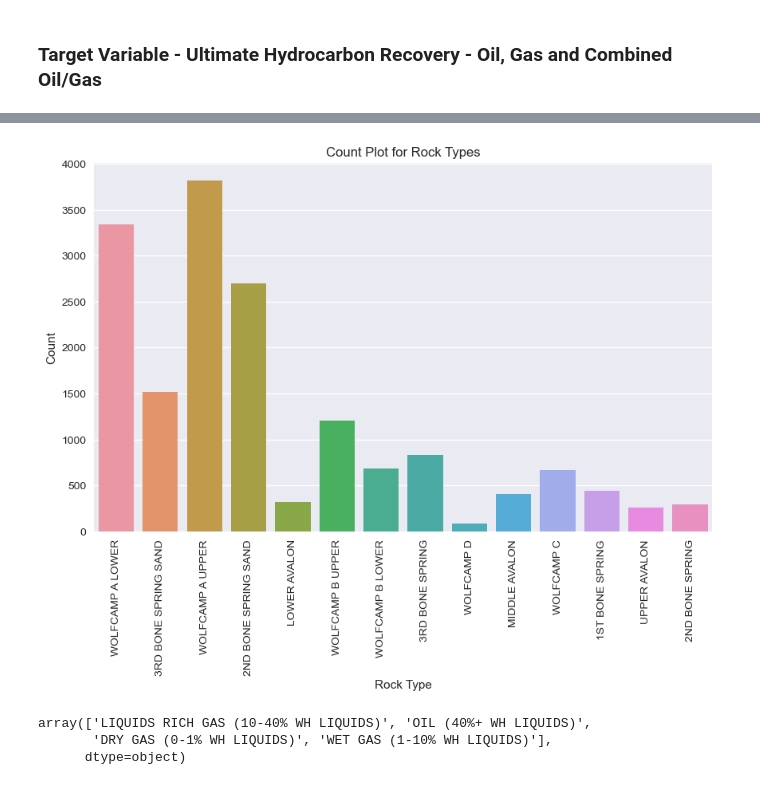
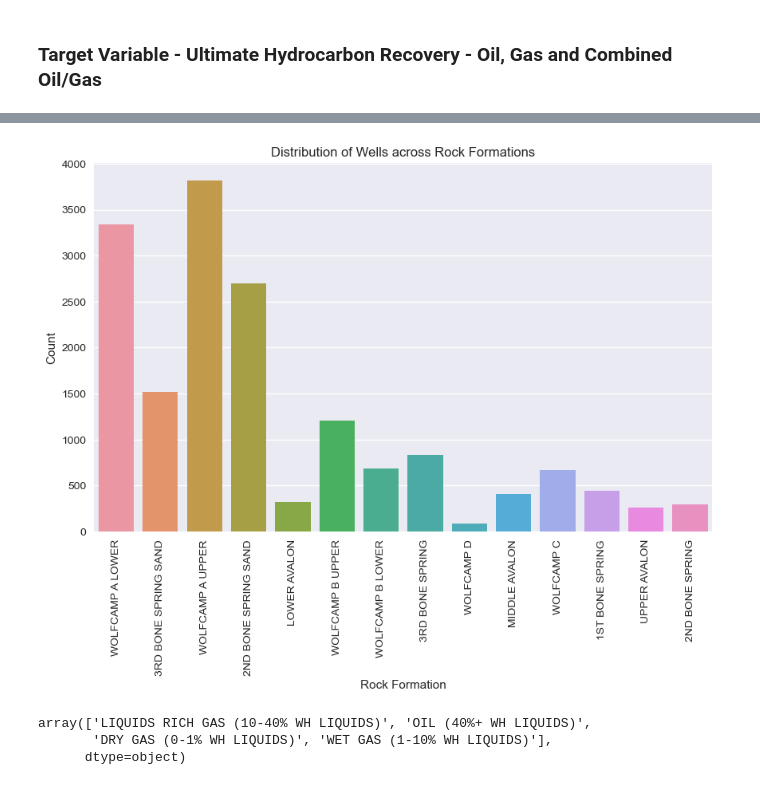
Before and after one commit to abbastshaikh/COMP-540-Project, a Jupyter notebook: code/filtered_data_exploration.ipynb, the cells around one changed output, grey strips where cells are left out. Cells and saved outputs as stored; diff of their text form; code cells hidden in the pictures.

```diff
--- a/code/filtered_data_exploration.ipynb
+++ b/code/filtered_data_exploration.ipynb
@@ -45,0 +60,15 @@ plt.subplots_adjust(hspace=0.7, wspace=0.4)
+# %%
+wells = wells.sort_values(by = ["EURWH_MBOE"])
+
+# visualizing the spatial distribution
+sns.scatterplot(
+    data=wells,
+    x="Longitude",
+    y="Latitude",
+    size="EURWH_MBOE",
+    hue="EURWH_MBOE",
+    palette="viridis",
+    alpha=0.5,
+)
+plt.legend(title="EUR (Thousand Barrels of Oil Equivalent)", bbox_to_anchor=(1.05, 0.95), loc="upper left")
+plt.title("EUR as a function of Spatial Location");
@@ -46,15 +77,15 @@ plt.subplots_adjust(hspace=0.7, wspace=0.4)
 # %%
 plt.figure(figsize=(10, 6))  # Adjust the size as needed
 sns.countplot(x='ENVInterval', data=wells)
 
-plt.title('Count Plot for Rock Types')
-plt.xlabel('Rock Type')
+plt.title('Distribution of Wells across Rock Formations')
+plt.xlabel('Rock Formation')
 plt.ylabel('Count')
 plt.xticks(rotation=90)  # Rotates the x-axis labels to prevent overlap
 
 plt.show()
 # %% [output]
-[figure, old version]
+[figure, new version]
 # %%
 wells['ENVProdWellType'].unique()
 # %% [output]
```
Also changed, not shown: parts of 4 cells of this notebook, 10 other files.
